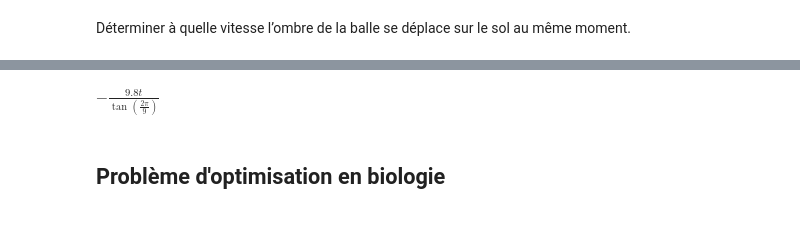
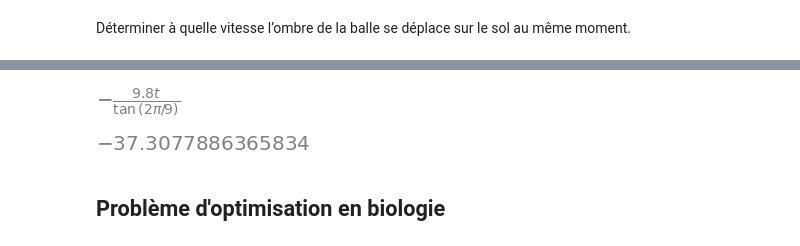
Before and after one commit to marcelie8/SympyCegep, a Jupyter notebook: Exemples_applications.ipynb, the cells around one changed output, grey strips where cells are left out. Drawn from its saved outputs; the diff is of its cells as text; code cells hidden in the pictures.

```diff
--- a/Exemples_applications.ipynb
+++ b/Exemples_applications.ipynb
@@ -125,6 +132,11 @@ $\displaystyle \frac{90 - 4.9 t^{2}}{\tan{\left(\frac{2 \pi}{9} \right)}}$
-# %%
-x.diff(t)
-# %% [output]
-$\displaystyle - \frac{9.8 t}{\tan{\left(\frac{2 \pi}{9} \right)}}$
+# %%
+x1=x.diff(t)   #vitesse de l'ombre
+x1
+# %% [output]
+[figure, added]
+# %%
+N(x1.subs(t,t1[1]))  #vitesse de l'ombre lorsque la hauteur est de 40 m
+# %% [output]
+[figure, added]
 # %% [markdown]
 ## Problème d'optimisation en biologie
```
Also changed, not shown: parts of 29 cells of this notebook.
